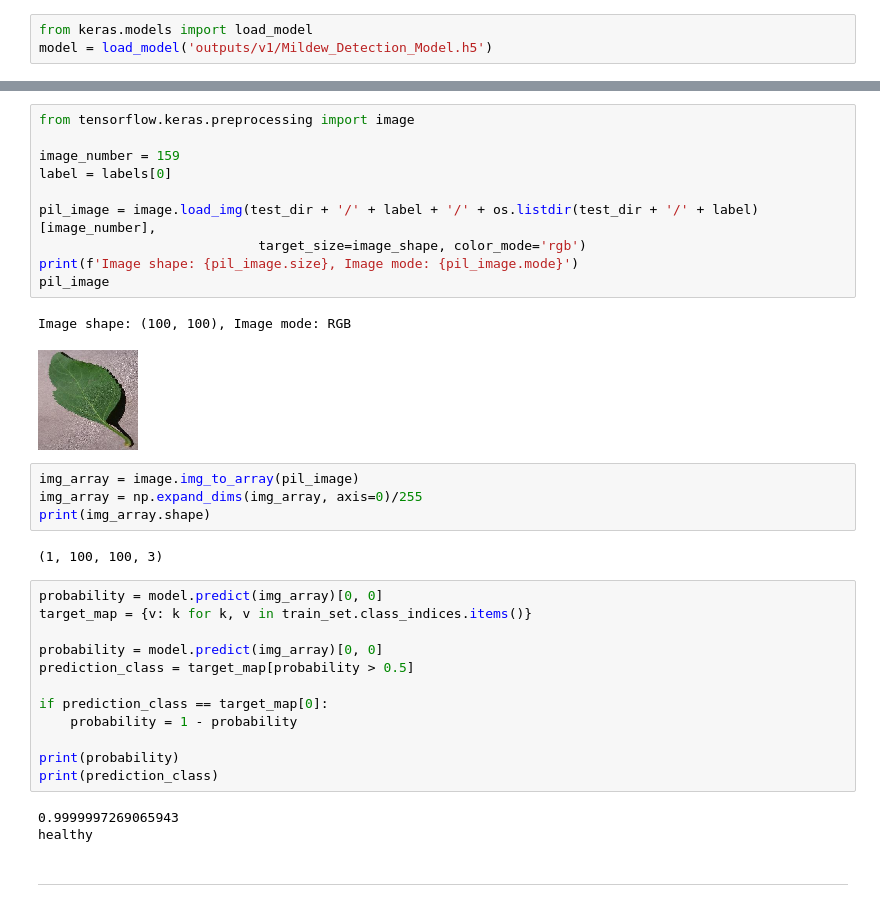
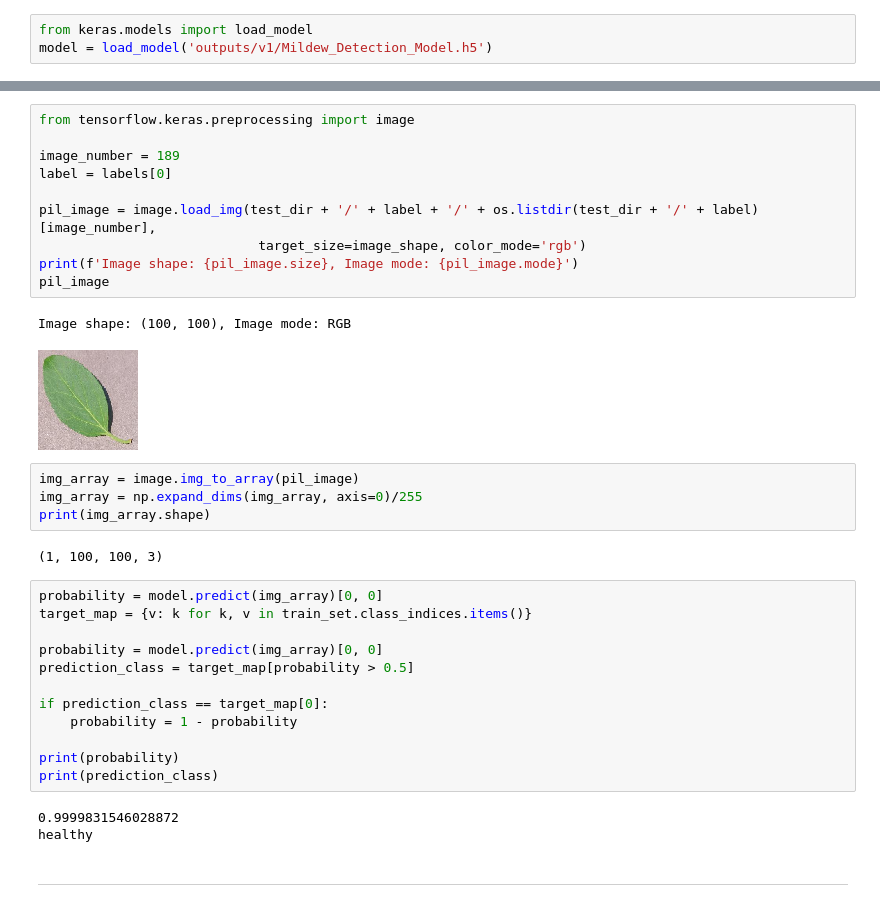
Before and after one commit to oscarbutler/P5-Mildew-Detection, a Jupyter notebook: jupyter_notebooks/3.Modelling_And_Evaluating.ipynb, the cells around one changed output, grey strips where cells are left out. Cells and saved outputs as stored; diff of their text form.

```diff
--- a/jupyter_notebooks/3.Modelling_And_Evaluating.ipynb
+++ b/jupyter_notebooks/3.Modelling_And_Evaluating.ipynb
@@ -344,16 +348,16 @@ joblib.dump(value=asses,
 # %%
 from tensorflow.keras.preprocessing import image
 
-image_number = 159
+image_number = 189
 label = labels[0]
 
 pil_image = image.load_img(test_dir + '/' + label + '/' + os.listdir(test_dir + '/' + label)[image_number],
                             target_size=image_shape, color_mode='rgb')
 print(f'Image shape: {pil_image.size}, Image mode: {pil_image.mode}')
 pil_image
 # %% [output]
 Image shape: (100, 100), Image mode: RGB
-[figure, old version]
+[figure, new version]
 # %%
 img_array = image.img_to_array(pil_image)
 img_array = np.expand_dims(img_array, axis=0)/255
@@ -373,7 +377,7 @@ if prediction_class == target_map[0]:
 print(probability)
 print(prediction_class)
 # %% [output]
-0.9999997269065943
+0.9999831546028872
 healthy
 # %% [markdown]
 ---
```
Also changed, not shown: parts of 11 cells of this notebook.
